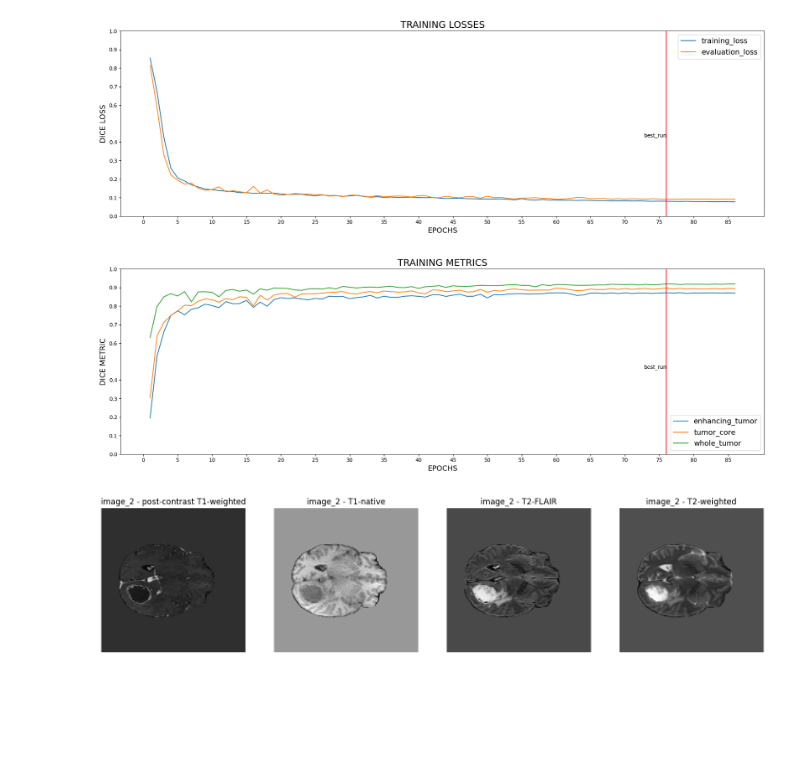
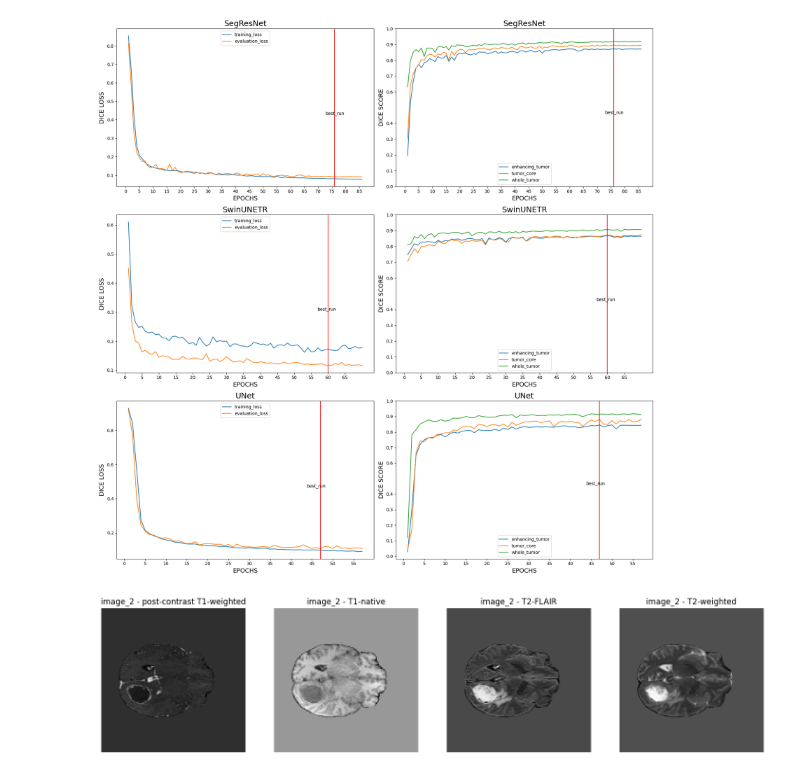
Before and after one commit to albertovalerio/brain-tumor-segmentation-with-explainability, a Jupyter notebook: notebooks/2-training.ipynb, the cells around one changed output. Drawn from its saved outputs; the diff is of its cells as text; code cells hidden in the pictures; blank space fills up the shorter version.

```diff
--- a/notebooks/2-training.ipynb
+++ b/notebooks/2-training.ipynb
@@ -143,10 +94,9 @@ Input label shape: torch.Size([3, 240, 240, 155])
 #	verbose=True
 # )
-# %%
-plot_training_values(model_name='SegResNet', folder=reports_path)
-# %% [output]
-[figure, removed]
-[figure, removed]
+# %%
+plot.training_values(reports_path)
+# %% [output]
+[figure, added]
 # %%
 ## NOTE: uncomment to execute the prediction on the testing set.
 
```
Also changed, not shown: parts of 12 cells of this notebook, 3 other files.
